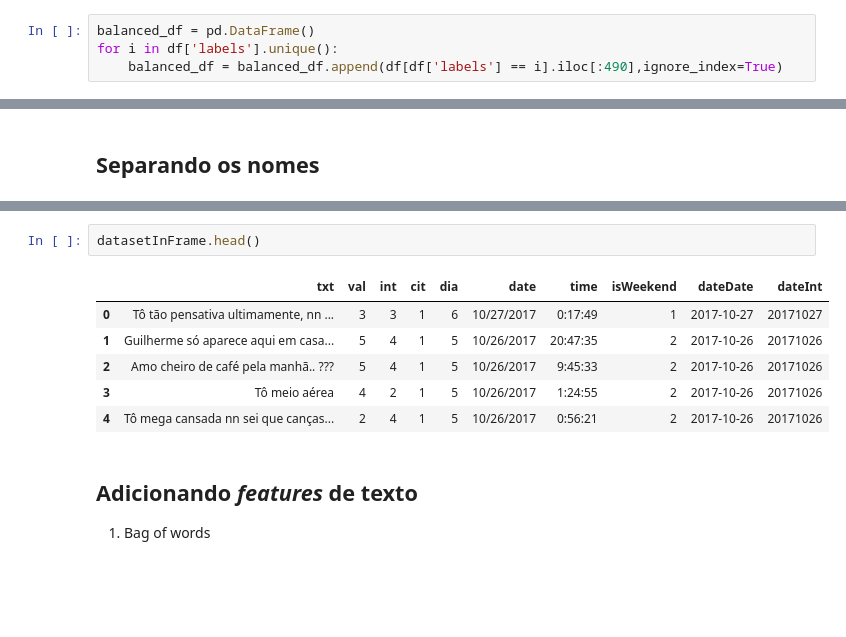
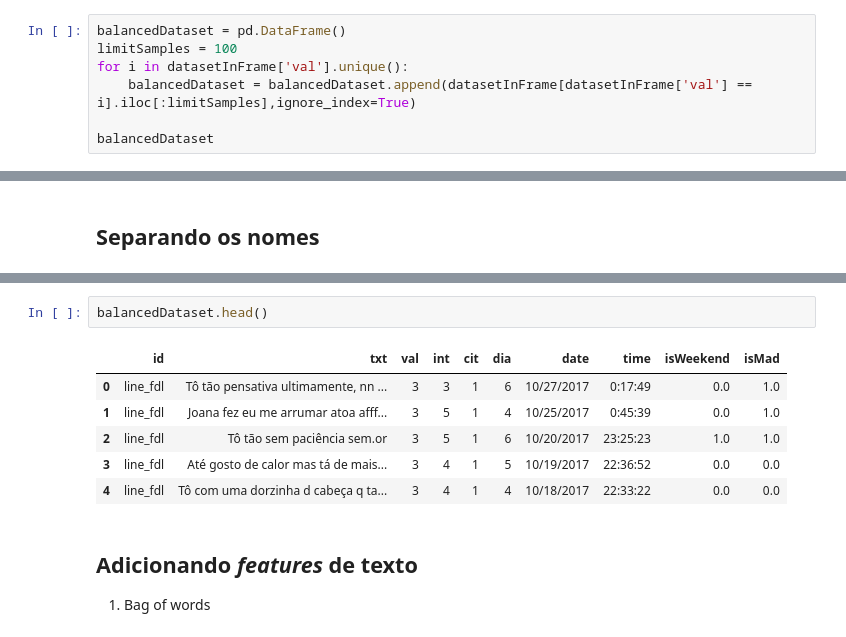
Before and after one commit to tpcyprianos/sentiment-analysis-tweets, a Jupyter notebook: pre_processing.ipynb, the cells around one changed output, grey strips where cells are left out. Drawn from its saved outputs; the diff is of its cells as text; blank space fills up the shorter version.

Commit message:
Balancing data

```diff
--- a/pre_processing.ipynb
+++ b/pre_processing.ipynb
@@ -144,6 +148,9 @@ datasetInFrame.head()
 # %% [markdown]
 ## Balanceando os dados
 # %%
-balanced_df = pd.DataFrame()
-for i in df['labels'].unique():
-    balanced_df = balanced_df.append(df[df['labels'] == i].iloc[:490],ignore_index=True)
+balancedDataset = pd.DataFrame()
+limitSamples = 100
+for i in datasetInFrame['val'].unique():
+    balancedDataset = balancedDataset.append(datasetInFrame[datasetInFrame['val'] == i].iloc[:limitSamples],ignore_index=True)
+
+balancedDataset
@@ -165,12 +194,12 @@ del datasetInFrame["id"]
 # %%
-datasetInFrame.head()
+balancedDataset.head()
 # %% [output]
-|  | txt | val | int | cit | dia | date | time | isWeekend | dateDate | dateInt |
-| 0 | Tô tão pensativa ultimamente, nn ... | 3 | 3 | 1 | 6 | 10/27/2017 | 0:17:49 | 1 | 2017-10-27 | 20171027 |
-| 1 | Guilherme só aparece aqui em casa... | 5 | 4 | 1 | 5 | 10/26/2017 | 20:47:35 | 2 | 2017-10-26 | 20171026 |
-| 2 | Amo cheiro de café pela manhã.. ??? | 5 | 4 | 1 | 5 | 10/26/2017 | 9:45:33 | 2 | 2017-10-26 | 20171026 |
-| 3 | Tô meio aérea | 4 | 2 | 1 | 5 | 10/26/2017 | 1:24:55 | 2 | 2017-10-26 | 20171026 |
-| 4 | Tô mega cansada nn sei que canças... | 2 | 4 | 1 | 5 | 10/26/2017 | 0:56:21 | 2 | 2017-10-26 | 20171026 |
+|  | id | txt | val | int | cit | dia | date | time | isWeekend | isMad |
+| 0 | line_fdl | Tô tão pensativa ultimamente, nn ... | 3 | 3 | 1 | 6 | 10/27/2017 | 0:17:49 | 0.0 | 1.0 |
+| 1 | line_fdl | Joana fez eu me arrumar atoa afff... | 3 | 5 | 1 | 4 | 10/25/2017 | 0:45:39 | 0.0 | 1.0 |
+| 2 | line_fdl | Tô tão sem paciência sem.or | 3 | 5 | 1 | 6 | 10/20/2017 | 23:25:23 | 1.0 | 1.0 |
+| 3 | line_fdl | Até gosto de calor mas tá de mais... | 3 | 4 | 1 | 5 | 10/19/2017 | 22:36:52 | 0.0 | 0.0 |
+| 4 | line_fdl | Tô com uma dorzinha d cabeça q ta... | 3 | 4 | 1 | 4 | 10/18/2017 | 22:33:22 | 0.0 | 0.0 |
 # %% [markdown]
 ## Adicionando *features* de texto
 1. Bag of words
```
Also changed, not shown: parts of 7 cells of this notebook, 1 other file.
